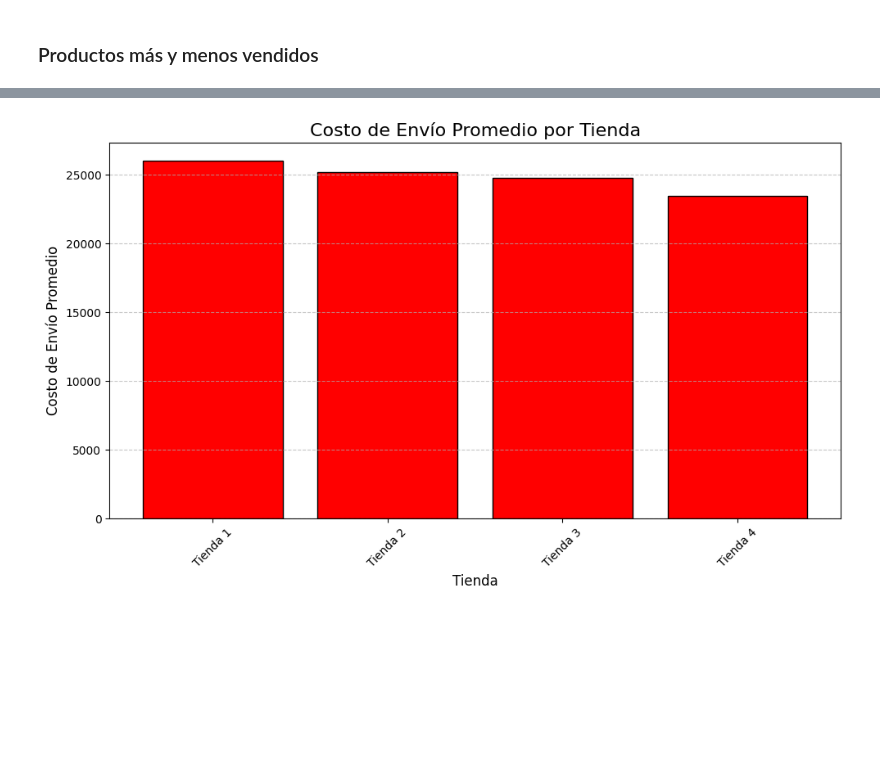
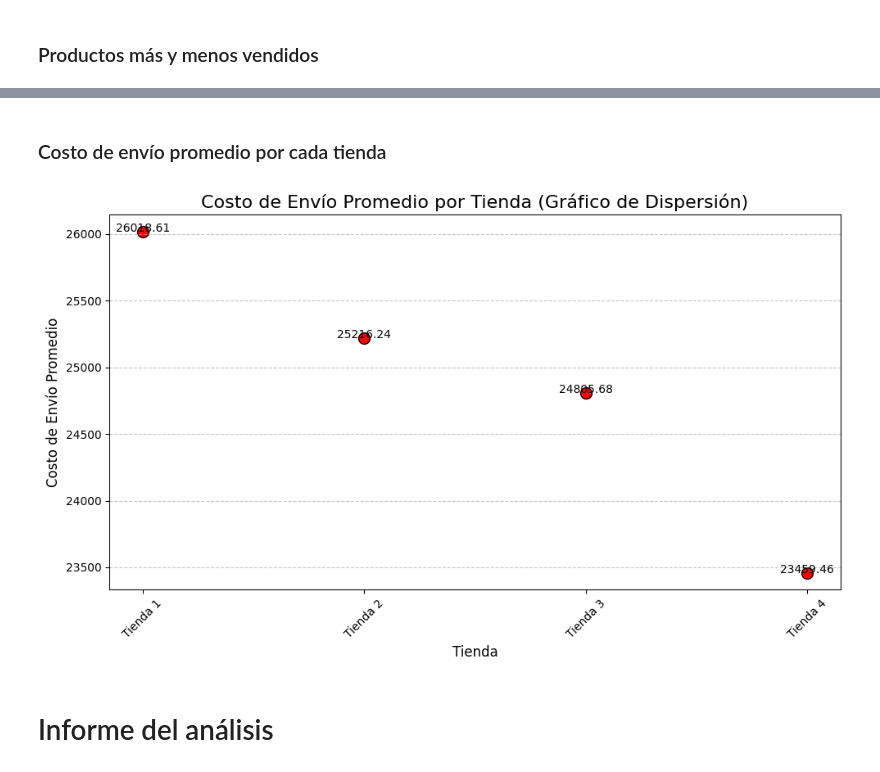
Before and after one commit to ddk1902/Data_Analyst_Challeng1, a Jupyter notebook: AluraStoreLatam.ipynb, the cells around one changed output, grey strips where cells are left out. Saved outputs shown, nothing was run; the diff lists cells and outputs as text; code cells hidden in the pictures; blank space fills up the shorter version.

Commit message:
Graficos e informes finales

```diff
--- a/AluraStoreLatam.ipynb
+++ b/AluraStoreLatam.ipynb
@@ -417,22 +434,37 @@ graficar_productos_mas_y_menos_vendidos_vertical(mas_vendidos_tienda4, menos_ven
+# %% [markdown]
+### Costo de envío promedio por cada tienda
 # %%
 # Crear el gráfico de barras verticales
 plt.figure(figsize=(10, 6))
-plt.bar(
+plt.scatter(
     costo_envio_promedio_por_tienda['Tienda'],
     costo_envio_promedio_por_tienda['Costo de Envío Promedio'],
     color='red',
+    s=100,
     edgecolor='black'
 )
 
+# Añadir etiquetas a los puntos
+for i, row in costo_envio_promedio_por_tienda.iterrows():
+    plt.text(
+        row['Tienda'],
+        row['Costo de Envío Promedio'] + 0.2,
+        f"{row['Costo de Envío Promedio']:.2f}",
+        ha='center',
+        fontsize=10
+    )
+
 # Personalizar el gráfico
-plt.title('Costo de Envío Promedio por Tienda', fontsize=16)
+plt.title('Costo de Envío Promedio por Tienda (Gráfico de Dispersión)', fontsize=16)
 plt.xlabel('Tienda', fontsize=12)
 plt.ylabel('Costo de Envío Promedio', fontsize=12)
 plt.xticks(rotation=45)
 plt.grid(axis='y', linestyle='--', alpha=0.7)
 
 # Mostrar el gráfico
 plt.tight_layout()
 plt.show()
 # %% [output]
-[figure, old version]
+[figure, new version]
+# %% [markdown]
+# Informe del análisis
```
Also changed, not shown: parts of 5 cells of this notebook.
